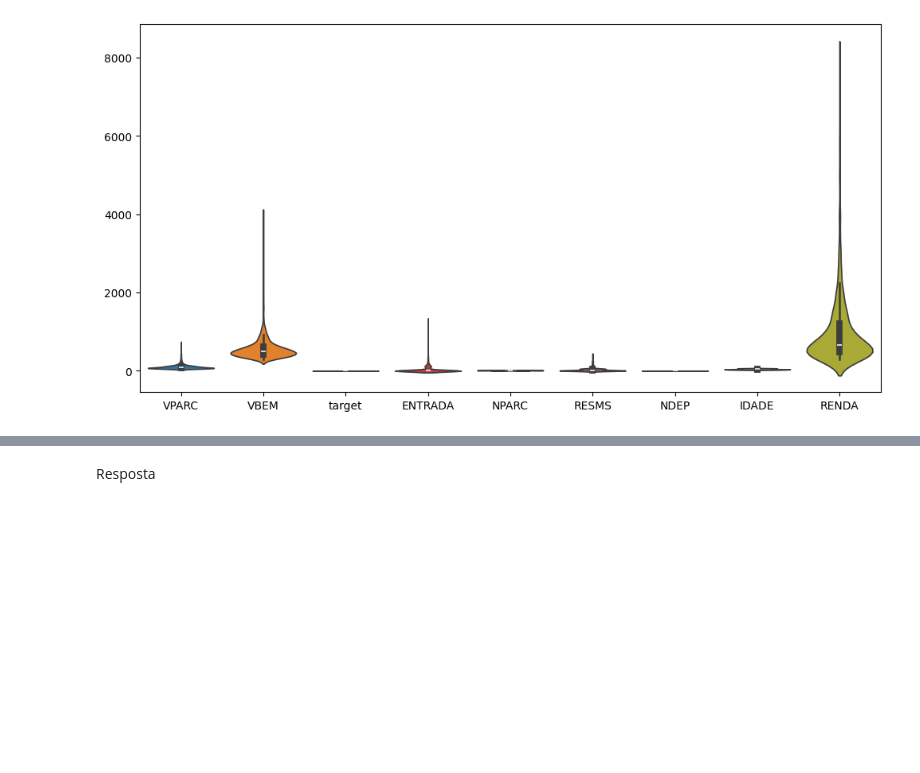
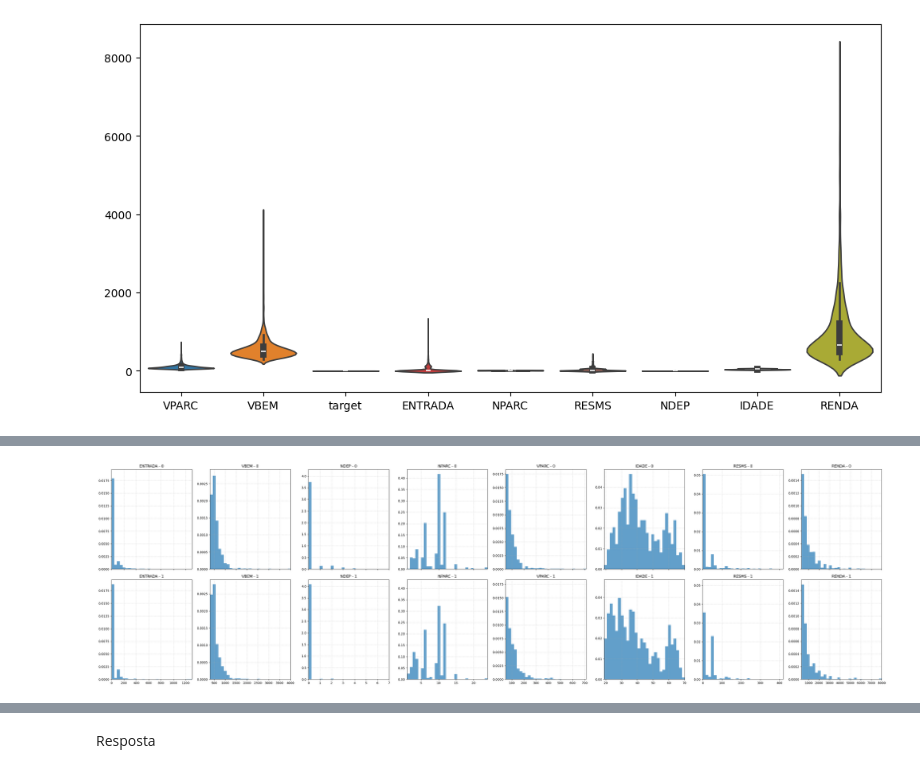
Before and after one commit to Diego-Vasquez/ALGORITMOS_Y_ESTRUCTURA_DE_DATOS, a Jupyter notebook: pos_grad/lista 1/lista_1.ipynb, the cells around one changed output, grey strips where cells are left out. Saved outputs shown, nothing was run; the diff lists cells and outputs as text; code cells hidden in the pictures; blank space fills up the shorter version.

```diff
--- a/pos_grad/lista 1/lista_1.ipynb
+++ b/pos_grad/lista 1/lista_1.ipynb
@@ -386,0 +453,50 @@ plt.show()
+# %%
+'''
+Ahora revisando para la variable TIPOR (Tipo de Residencia)
+
+Vemos que varias variables hay menos cambios o interacciones en la distribucion en estas dos categorias
+Puede deberse a que la variable esta mejor balanceada. Sin embargo, tambien se ve cambios en la distribucion de la
+edad, donde la moda principal ha sufrido un descolocamiento como se ve en el grafico, siendo menor en la categoria 1 que en la categoria 2,
+igualmente para RESMS, que las modas son mas balanceadas en la categoria 1, en cambio en su categoria 0 es mucho mas predominante el 0 (no tener tiempo de moradia)
+
+
+Resumo:
+
+Muestra de interaccion Media - baja: IDADE,
+Muestra de interaccion baja: NPARC, RESMS,
+Muestra de interaccion muy dEBIL (casi no notoria): las demas
+
+'''
+import numpy as np
+import matplotlib.pyplot as plt
+
+cols = var_num[:]
+categorias = dataset['TIPOR'].unique()
+
+fig, axes = plt.subplots(
+    len(categorias),
+    len(cols),
+    figsize=(35, 10),
+    sharex='col',
+    sharey='col'
+)
+
+for j, col in enumerate(cols):
+    xmin = dataset[col].min()
+    xmax = dataset[col].max()
+    bins = np.linspace(xmin, xmax, 30)
+
+    for i, cat in enumerate(categorias):
+        ax = axes[i, j]
+
+        data = dataset[dataset['TIPOR'] == cat][col]
+        ax.hist(data, bins=bins, alpha=0.7, density=True)
+
+        ax.set_xlim(xmin, xmax)
+        ax.set_title(f'{col} - {cat}')
+        ax.grid(True, linestyle='--', alpha=0.5)
+
+plt.tight_layout()
+plt.show()
+# %% [output]
+[figure, added]
```
Also changed, not shown: parts of 3 cells of this notebook.
